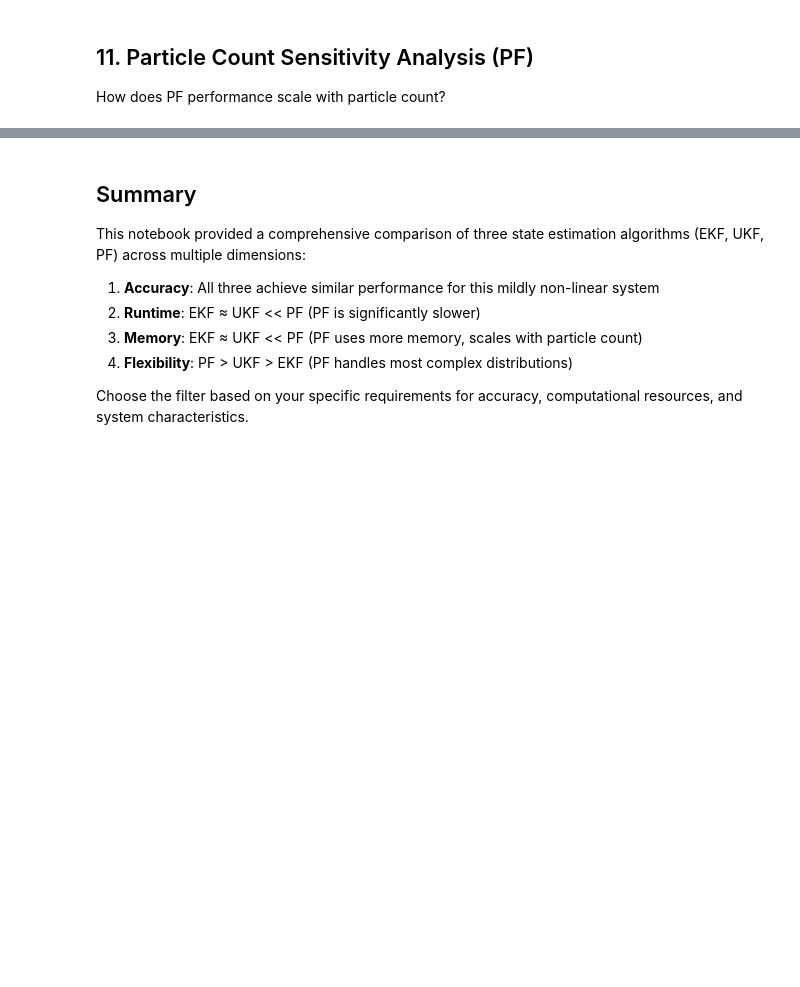
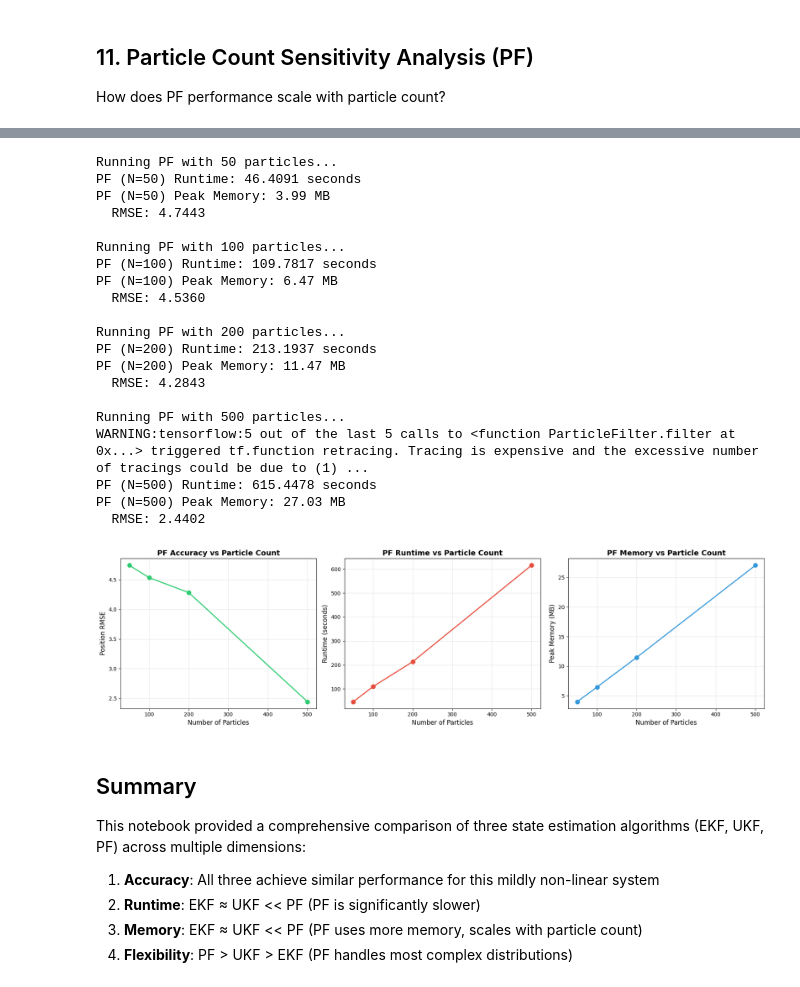
Before and after one commit to ChunchaoPeter/ml_simulation_research, a Jupyter notebook: ekf_ukf_pf/compare_pf_ekf_ukf.ipynb, the cells around one changed output, grey strips where cells are left out. Saved outputs shown, nothing was run; the diff lists cells and outputs as text; code cells hidden in the pictures; blank space fills up the shorter version.

```diff
--- a/ekf_ukf_pf/compare_pf_ekf_ukf.ipynb
+++ b/ekf_ukf_pf/compare_pf_ekf_ukf.ipynb
@@ -53,8 +52,8 @@ Generate trajectory data using the range-bearing model with:
 - Linear constant-velocity motion
 - Non-linear range-bearing observations
 # %%
-# Create model
-model = RangeBearingModel(
+# Create model and generate trajectory using utils
+model = utils.create_model(
     dt=1.0,
     process_noise_std_pos=0.1,
     process_noise_std_vel=0.1,
@@ -65,7 +64,7 @@ model = RangeBearingModel(
 
 # Generate trajectory
 T = 50
-true_states, observations = model.simulate_trajectory(T=T)
+true_states, observations = utils.generate_trajectory(model, T=T)
 
 print(f"Generated trajectory with {T} time steps")
 print(f"True states shape: {true_states.shape}")
@@ -552,3 +311,68 @@ Running PF with 50 particles...
+# %%
+particle_counts = [50, 100, 200, 500]
+pf_results = []
+
+for N in particle_counts:
+    print(f"\nRunning PF with {N} particles...")
+
+    # Recreate PF functions for each iteration to avoid @tf.function caching issues
+    # In TF2, creating fresh function objects ensures clean @tf.function compilation
+    pf_fns_test = utils.create_pf_functions(model, x0, Sigma0, dtype=tf.float64)
+
+    # Create new PF instance with fresh functions
+    pf_test = ParticleFilter(
+        state_transition_fn=pf_fns_test['state_transition_fn'],
+        observation_fn=pf_fns_test['observation_fn'],
+        process_noise_sampler=pf_fns_test['process_noise_sampler'],
+        observation_likelihood_fn=pf_fns_test['observation_likelihood_fn'],
+        x0_sampler=pf_fns_test['x0_sampler'],
+        num_particles=N,
+        dtype=tf.float64
+    )
+
+    # Run PF with performance measurement
+    runtime, memory, filtered = utils.measure_performance(
+        lambda: pf_test.filter(tf.cast(observations, tf.float64)),
+        name=f"PF (N={N})"
+    )
+
+    # Compute accuracy
+    pos_rmse = utils.compute_position_rmse(filtered, true_states, exclude_first=True)
+
+    pf_results.append({
+        'particles': N,
+        'rmse': pos_rmse,
+        'runtime': runtime,
+        'memory': memory
+    })
+
+    print(f"  RMSE: {pos_rmse:.4f}")
+
+# Visualize scaling using utils
+fig = utils.plot_particle_count_sensitivity(pf_results)
+plt.show()
+# %% [output]
+Running PF with 50 particles...
+PF (N=50) Runtime: 46.4091 seconds
+PF (N=50) Peak Memory: 3.99 MB
+  RMSE: 4.7443
+
+Running PF with 100 particles...
+PF (N=100) Runtime: 109.7817 seconds
+PF (N=100) Peak Memory: 6.47 MB
+  RMSE: 4.5360
+
+Running PF with 200 particles...
+PF (N=200) Runtime: 213.1937 seconds
+PF (N=200) Peak Memory: 11.47 MB
+  RMSE: 4.2843
+
+Running PF with 500 particles...
+WARNING:tensorflow:5 out of the last 5 calls to <function ParticleFilter.filter at 0x...> triggered tf.function retracing. Tracing is expensive and the excessive number of tracings could be due to (1) ...
+PF (N=500) Runtime: 615.4478 seconds
+PF (N=500) Peak Memory: 27.03 MB
+  RMSE: 2.4402
+[figure, added]
 # %% [markdown]
 ## Summary
 
@@ -558,5 +382,3 @@ This notebook provided a comprehensive comparison of three state estimation algo
 2. **Runtime**: EKF ≈ UKF << PF (PF is significantly slower)
 3. **Memory**: EKF ≈ UKF << PF (PF uses more memory, scales with particle count)
 4. **Flexibility**: PF > UKF > EKF (PF handles most complex distributions)
-
-Choose the filter based on your specific requirements for accuracy, computational resources, and system characteristics.
```
Also changed, not shown: parts of 16 cells of this notebook, 1 other file.
